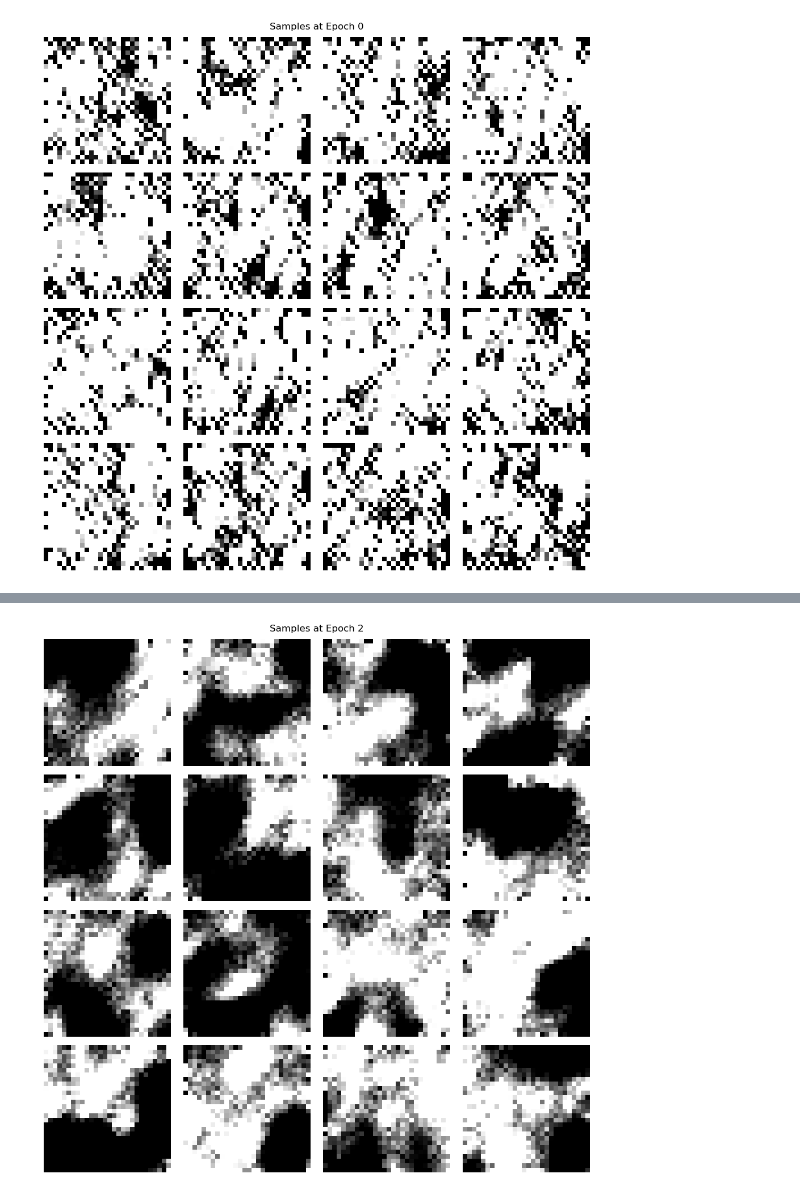
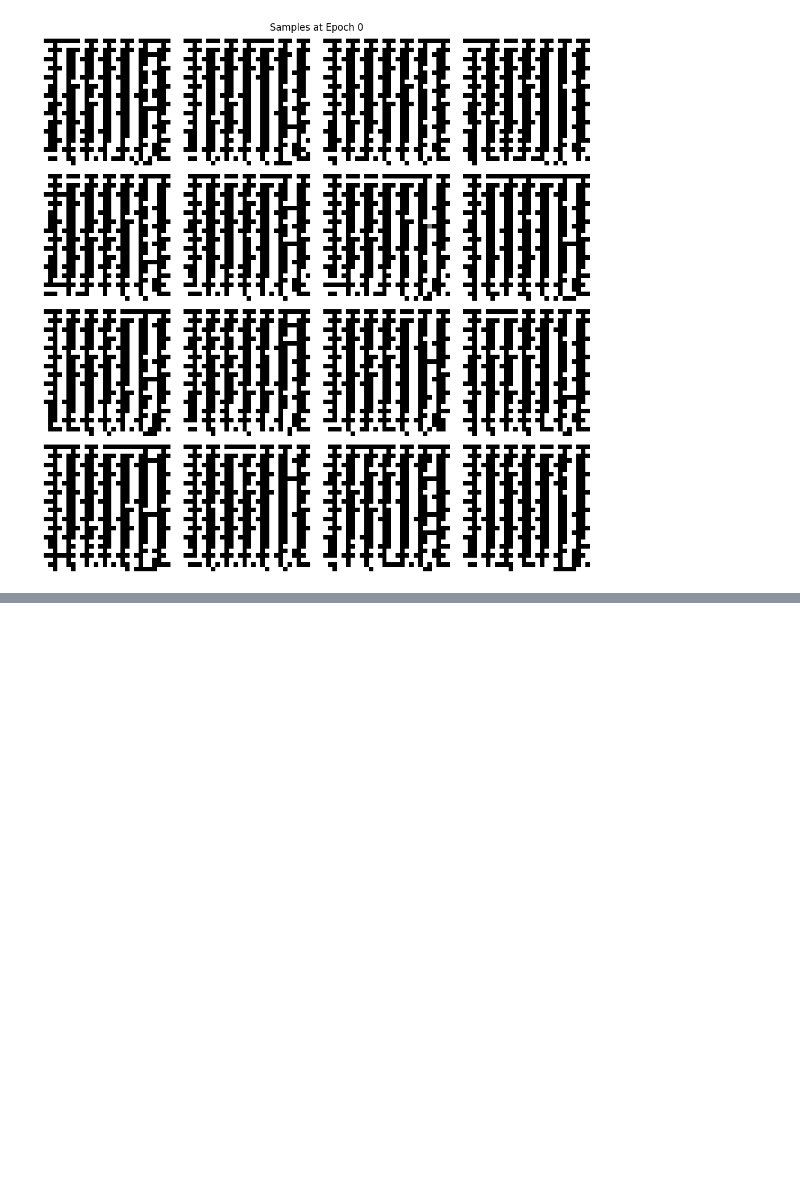
Before and after one commit to Q1Dian/Archive, a Jupyter notebook: .trash/DiffusionExperimentUnet1000step60epoch.ipynb, the cells around one changed output, grey strips where cells are left out. Saved outputs shown, nothing was run; the diff lists cells and outputs as text; code cells hidden in the pictures; blank space fills up the shorter version.

```diff
--- a/.trash/DiffusionExperimentUnet1000step60epoch.ipynb
+++ b/.trash/DiffusionExperimentUnet1000step60epoch.ipynb
@@ -90,8 +90,6 @@ def train_diffusion(
             optimizer.zero_grad()
             loss = ddpm_model.loss(x0)
             loss.backward()
-            optimizer.step()
-
             epoch_loss += loss.item()
 
         print(f"Epoch {epoch}: Average Loss = {epoch_loss/len(dataloader):.4f}")
@@ -176,5 +174,5 @@ eps_model = SimpleUNet().to(device)
 diffusion = ddpm(eps_model, n_steps=1000, device=device)
 
 # Train
-train_diffusion(diffusion, eps_model, dataloader, n_epochs=50, device=device)
+train_diffusion(diffusion, eps_model, dataloader, n_epochs=2, device=device)
 # %% [output]
@@ -182 +180 @@ Epoch 0: Average Loss = 1.3695
-[figure, old version]
+[figure, new version]
@@ -185 +181,0 @@ Epoch 2: Average Loss = 0.1865
-[figure, removed]
```
Also changed, not shown: parts of 3 cells of this notebook, 8 other files.
